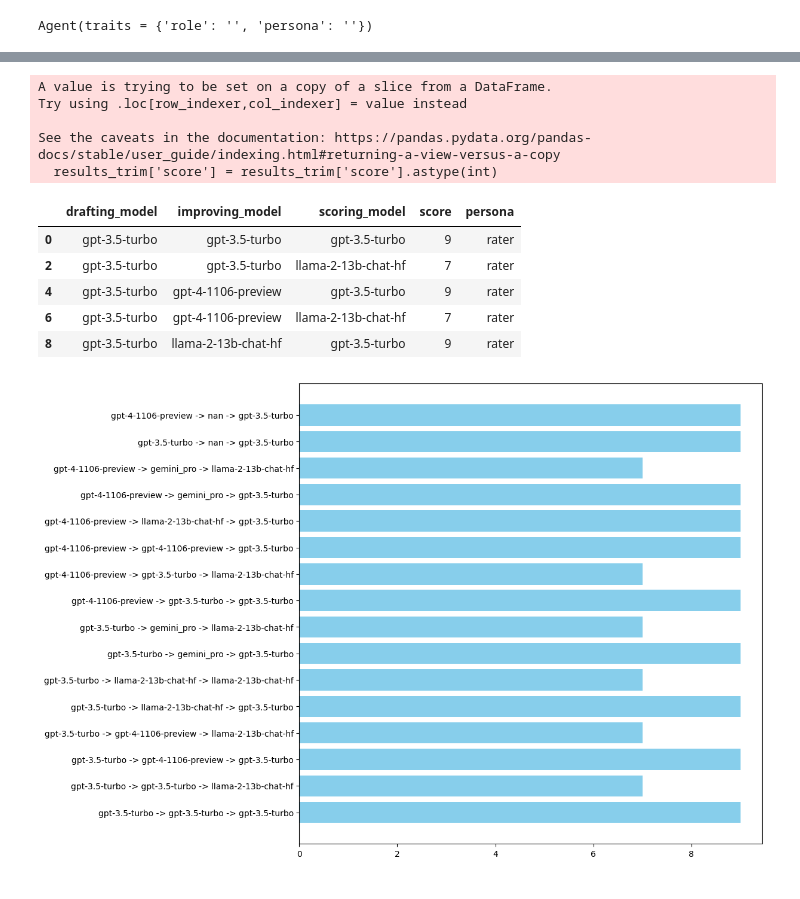
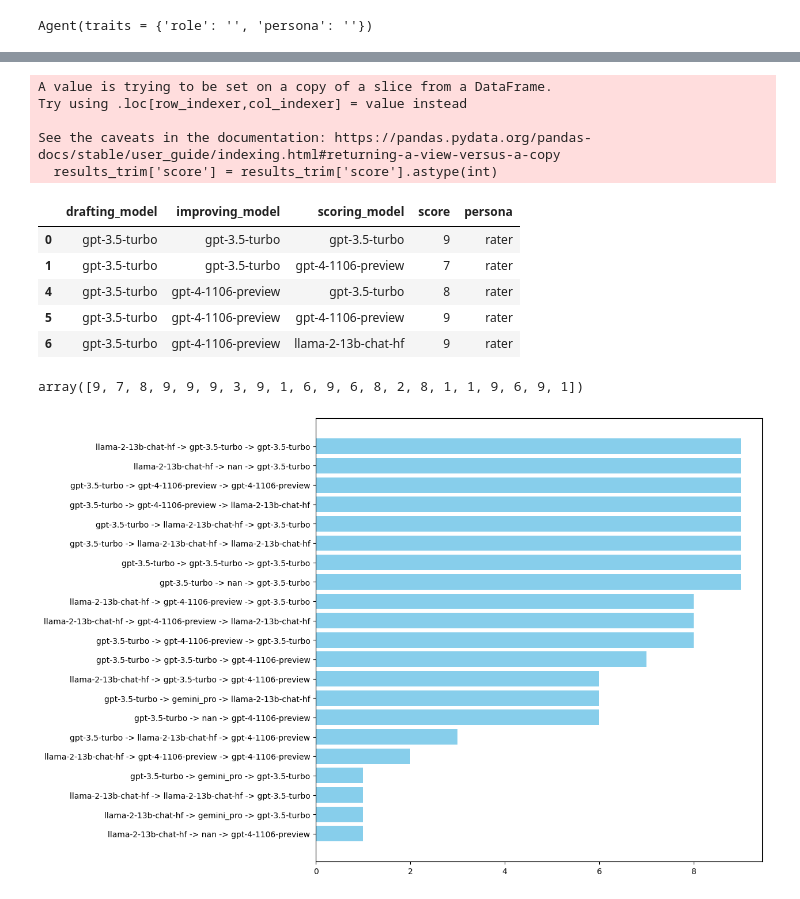
Before and after one commit to jkaashoek/llms_and_resumes, a Jupyter notebook: generate_resumes.ipynb, the cells around one changed output, grey strips where cells are left out. Drawn from its saved outputs; the diff is of its cells as text; code cells hidden in the pictures.

Commit message:
resume generation code

```diff
--- a/generate_resumes.ipynb
+++ b/generate_resumes.ipynb
@@ -122,0 +126,3 @@ resumes_dict
+# %%
+for model, resume in resumes_dict.items():
+    print(f"{model}: {resume}\n")
@@ -127,7 +137,7 @@ def improve(resume, model):
         question_name = "improve",
         question_text = improvement_question.format(resume)
     )
-    r_improve = q_improve.by(model).run()
+    r_improve = q_improve.by(improvement_agent).by(model).run()
     return r_improve[0]['answer']['improve']
 
 def score(resume, agent, model):
@@ -140,11 +150,13 @@ def score(resume, agent, model):
     return r_score[0]['answer']['score']
 # %%
 results = []
+improvements = {}
 
 for drafting_model, resume in resumes_dict.items():
 
     for improving_model in models:
         improved_resume = improve(resume, improving_model)
+        improvements[(drafting_model, improving_model.model)] = improved_resume
 
         for scoring_model in models:
                 score_result = score(improved_resume, rating_agent, scoring_model)
@@ -186,7 +192,7 @@ Task `score` failed with `KeyError`:`'candidates'`.
 for drafting_model, resume in resumes_dict.items():
 
         for scoring_model in models:
-                score_result = score(improved_resume, rating_agent, scoring_model)
+                score_result = score(resume, rating_agent, scoring_model)
 
                 result = {
                     'drafting_model': drafting_model,
@@ -236,19 +242,25 @@ See the caveats in the documentation: https://pandas.pydata.org/pandas-docs/stab
   results_trim['score'] = results_trim['score'].astype(int)
 |  | drafting_model | improving_model | scoring_model | score | persona |
 | 0 | gpt-3.5-turbo | gpt-3.5-turbo | gpt-3.5-turbo | 9 | rater |
-| 2 | gpt-3.5-turbo | gpt-3.5-turbo | llama-2-13b-chat-hf | 7 | rater |
-| 4 | gpt-3.5-turbo | gpt-4-1106-preview | gpt-3.5-turbo | 9 | rater |
-| 6 | gpt-3.5-turbo | gpt-4-1106-preview | llama-2-13b-chat-hf | 7 | rater |
-| 8 | gpt-3.5-turbo | llama-2-13b-chat-hf | gpt-3.5-turbo | 9 | rater |
+| 1 | gpt-3.5-turbo | gpt-3.5-turbo | gpt-4-1106-preview | 7 | rater |
+| 4 | gpt-3.5-turbo | gpt-4-1106-preview | gpt-3.5-turbo | 8 | rater |
+| 5 | gpt-3.5-turbo | gpt-4-1106-preview | gpt-4-1106-preview | 9 | rater |
+| 6 | gpt-3.5-turbo | gpt-4-1106-preview | llama-2-13b-chat-hf | 9 | rater |
+# %%
+results_trim.score.values
+# %% [output]
+array([9, 7, 8, 9, 9, 9, 3, 9, 1, 6, 9, 6, 8, 2, 8, 1, 1, 9, 6, 9, 1])
 # %%
 ys = np.arange(len(results_trim))
+xs = results_trim['score'].values
+idxs = np.argsort(xs)
 
-labs = [f"{x['drafting_model']} -> {x['improving_model']} -> {x['scoring_model']}" for _, x in results_trim.iterrows()]
+labs = np.array([f"{x['drafting_model']} -> {x['improving_model']} -> {x['scoring_model']}" for _, x in results_trim.iterrows()])
 
 f, ax = plt.subplots(1, 1, figsize=(10, 10))
-ax.barh(ys, results_trim['score'], color='skyblue')
+ax.barh(ys, xs[idxs], color='skyblue')
 ax.set_yticks(ys)
-ax.set_yticklabels(labs)
+ax.set_yticklabels(labs[idxs])
 plt.show()
 # %% [output]
-[figure, old version]
+[figure, new version]
```
Also changed, not shown: parts of 10 cells of this notebook, 1 other file.
